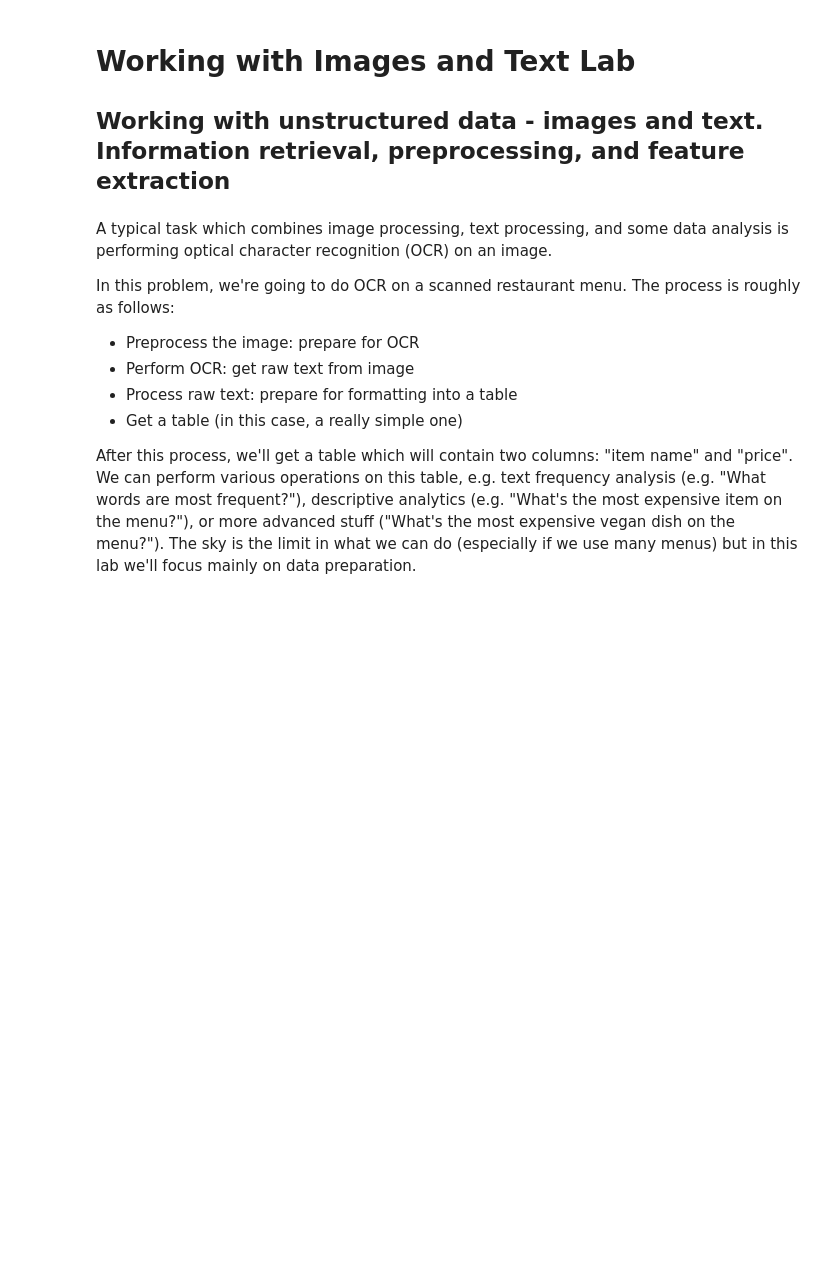
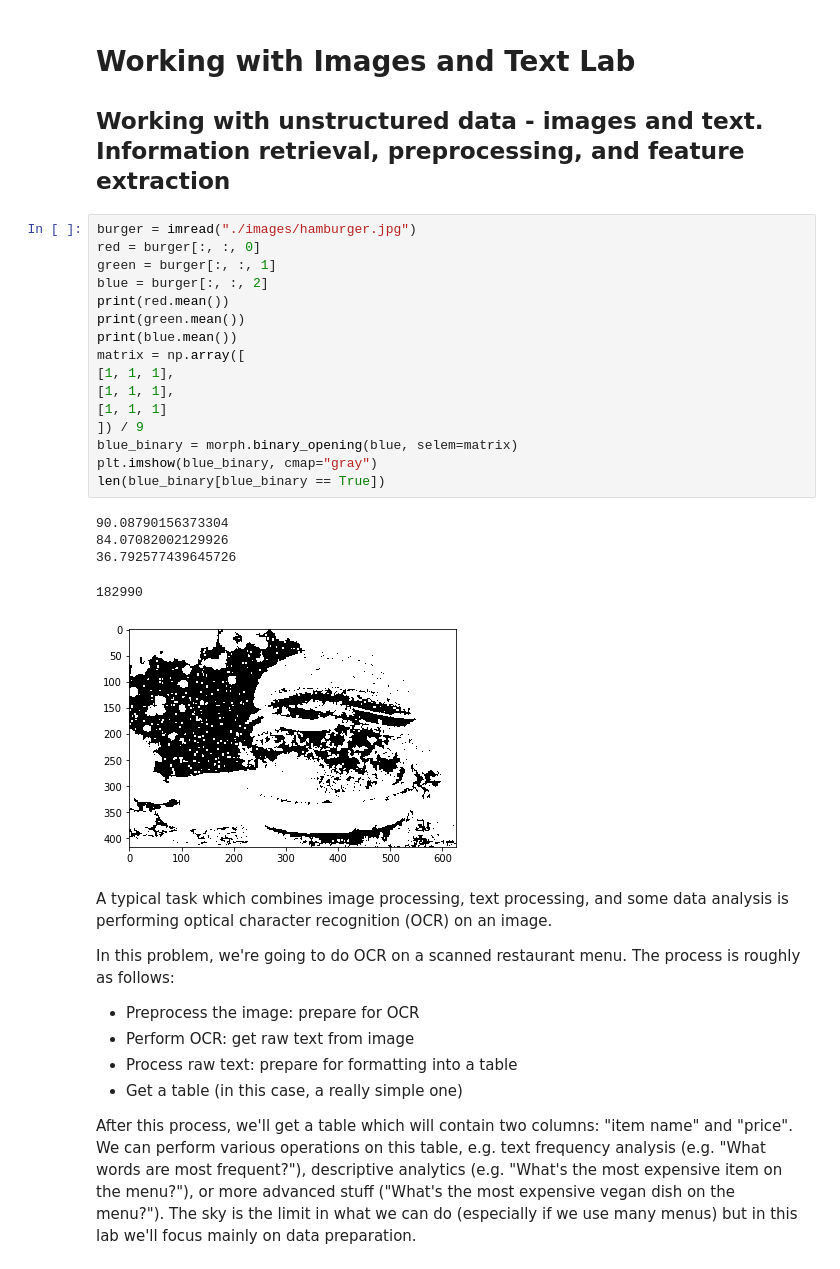
Before and after one commit to KaPrimov/ai-module, a Jupyter notebook: DataScience/c_imageAndText/Working with Images and Text Lab.ipynb, the cells around one changed output. Saved outputs shown, nothing was run; the diff lists cells and outputs as text; blank space fills up the shorter version.

```diff
--- a/DataScience/c_imageAndText/Working with Images and Text Lab.ipynb
+++ b/DataScience/c_imageAndText/Working with Images and Text Lab.ipynb
@@ -14,6 +18,28 @@ import skimage.io
 # %% [markdown]
 # Working with Images and Text Lab
 ## Working with unstructured data - images and text. Information retrieval, preprocessing, and feature extraction
+# %%
+burger = imread("./images/hamburger.jpg")
+red = burger[:, :, 0]
+green = burger[:, :, 1]
+blue = burger[:, :, 2]
+print(red.mean())
+print(green.mean())
+print(blue.mean())
+matrix = np.array([
+[1, 1, 1],
+[1, 1, 1],
+[1, 1, 1]
+]) / 9
+blue_binary = morph.binary_opening(blue, selem=matrix)
+plt.imshow(blue_binary, cmap="gray")
+len(blue_binary[blue_binary == True])
+# %% [output]
+90.08790156373304
+84.07082002129926
+36.792577439645726
+182990
+[figure, added]
 # %% [markdown]
 A typical task which combines image processing, text processing, and some data analysis is performing optical character recognition (OCR) on an image.
 
```
Also changed, not shown: parts of 23 cells of this notebook, 6 other files.
